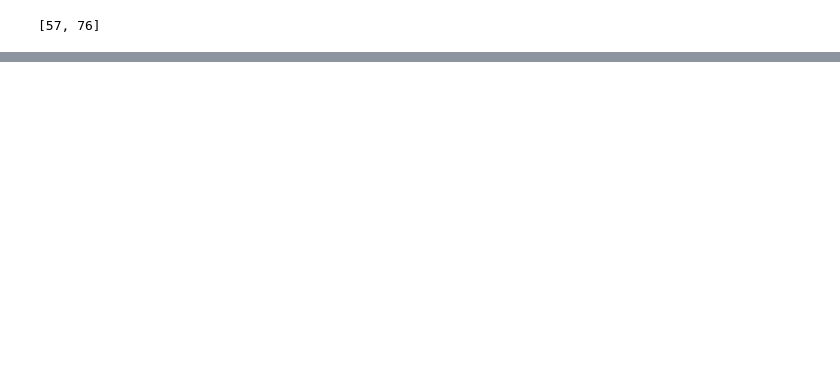
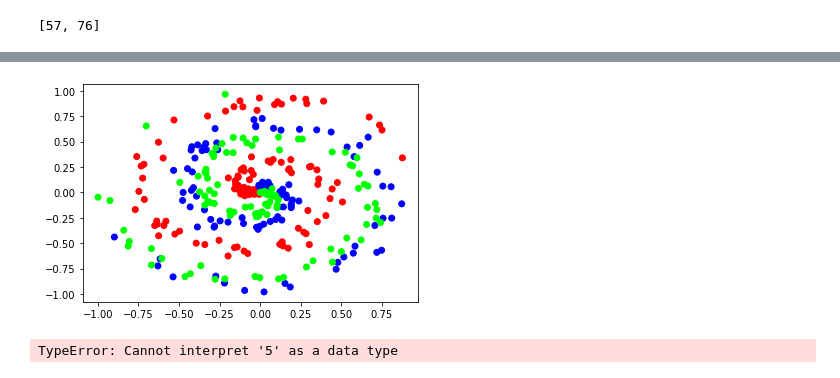
Before and after one commit to NicoleNobili/neuralnets, a Jupyter notebook: Chap1.ipynb, the cells around one changed output, grey strips where cells are left out. Saved outputs shown, nothing was run; the diff lists cells and outputs as text; code cells hidden in the pictures; blank space fills up the shorter version.

```diff
--- a/Chap1.ipynb
+++ b/Chap1.ipynb
@@ -53,0 +142,20 @@ rana = [3,2]
+# %%
+#coding two layers with the weights, biases and inputs of the book
+inputs = [[1, 2, 3, 2.5],
+ [2., 5., -1., 2],
+ [-1.5, 2.7, 3.3, -0.8]] #passed to the input layer
+
+weights1 = [[0.2, 0.8, -0.5, 1],
+ [0.5, -0.91, 0.26, -0.5],
+ [-0.26, -0.27, 0.17, 0.87]] #3 neurons in first layer
+biases1 = [2, 3, 0.5]
+
+output_layer1 = np.dot(inputs,np.array(weights1).T) + biases1
+
+weights2 = [[0.1, -0.14, 0.5],
+ [-0.5, 0.12, -0.33],
+ [-0.44, 0.73, -0.13]] #3 neurons in the second layer
+biases2 = [-1, 2, -0.5]
+
+output_layer2 = np.dot(output_layer1, np.array(weights2).T) + biases2
+output_layer2
@@ -53,0 +184,28 @@ rana = [3,2]
+# %%
+#Let's initialize a dense layer class:
+class Dense_layer:
+    def __init__(self,n_inputs,n_neurons): #first method: initializing the layer. Often casual, but if loading
+        #premade network or in other cases may not be, there may be a method behind the initial weights and biases
+        pass
+    def forward(self, inputs): #second method: the one that takes inputs and gives putputs.
+        #We will code the easiest method, that's forward pass (passing data for a model from the beginning to end)
+        pass
+# %%
+class Dense_layer:
+    def __init__(self, n_inputs, n_neurons):
+        self.weights = 0.01 * np.random.randn(n_inputs, n_neurons) #doing this ahead of time instead of transposing
+        self.biases = np.zeros((1, n_neurons)) #here we need a row vector
+#np.random.randn is extremely useful to initialize arrays of weights for machine learning, as it gets random samples of data from a gaussian distribution with a mean of 0 (so that the mean of the samples that are randomly chosen will be close to 0) and a variance of 1. This means well distributed data that is between -1 and 1, which is very nice for the weights. These weights, though, when initialized with init, should be multiplied by 0.01 just to get things smaller at the start, so that the difference between each tweak will be more significant respect to the original weight value#
+    def forward(self,inputs):
+        self.output = np.dot(inputs, self.weights) +self.biases
+# %%
+#lets generate the sample again:
+X,y = spiral_data(samples= 100, classes= 3)
+plt.scatter(X[:,0],X[:,1], c=y, cmap="brg")
+plt.show()
+layer = Dense_layer(3, 5)
+layer.forward(X) #il self si mette prima!
+print()
+# %% [output]
+[figure, added]
+TypeError: Cannot interpret '5' as a data type
```
Also changed, not shown: parts of 9 cells of this notebook.
